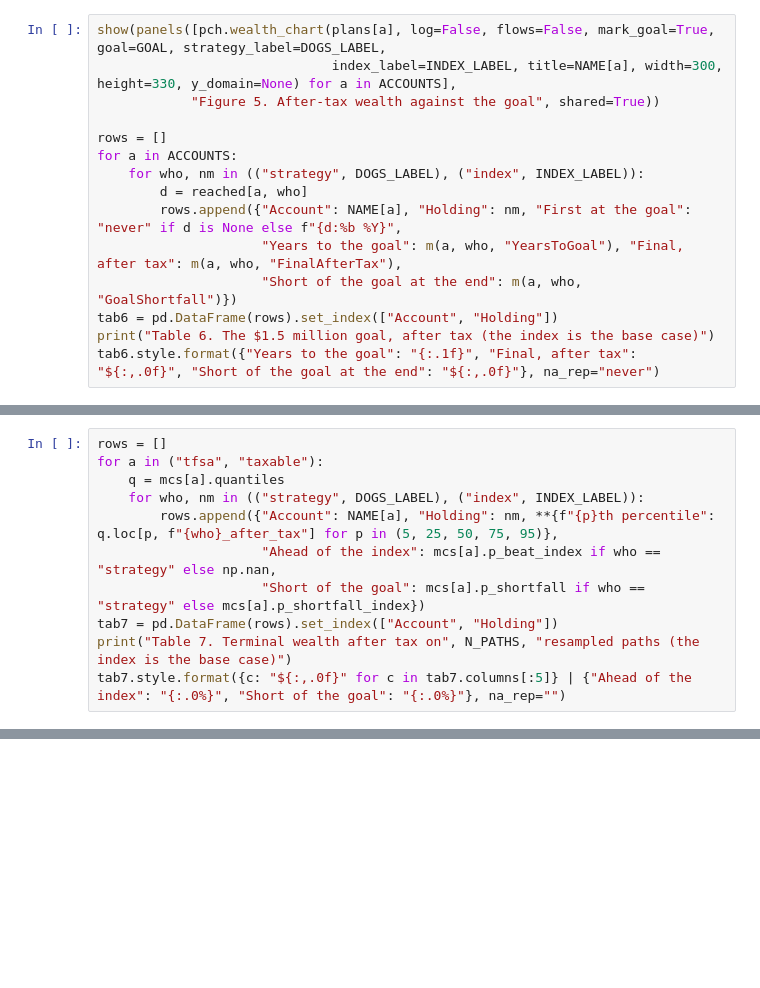
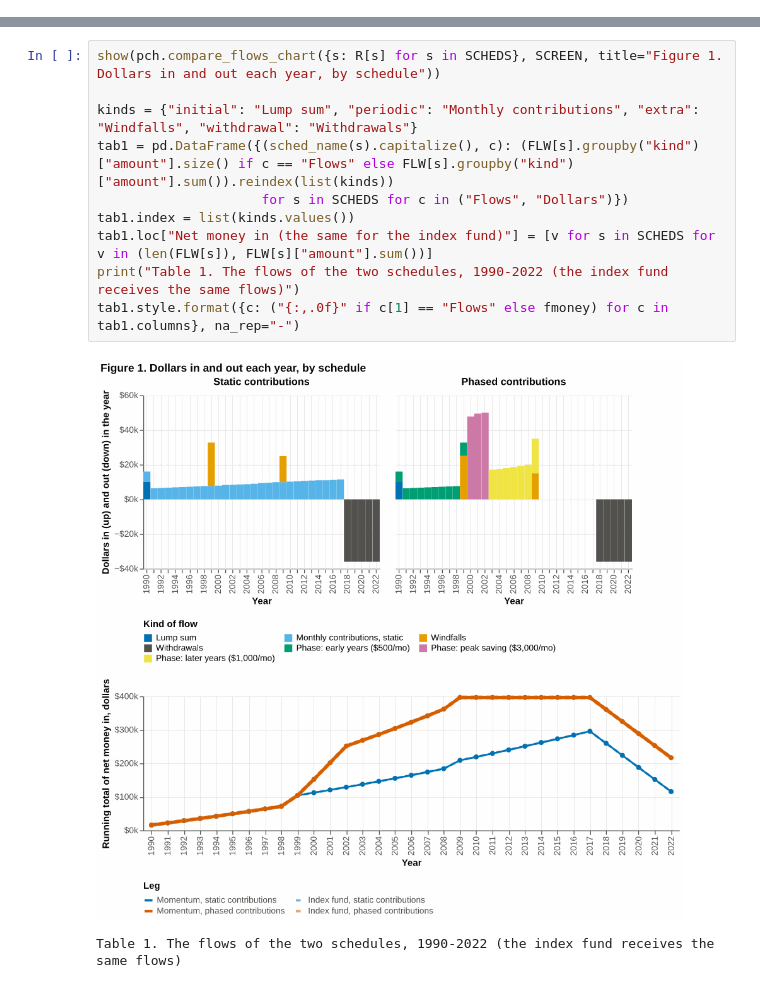
Before and after one commit to bgue/datasharing, a Jupyter notebook: screenlab/notebooks/plan_dca.ipynb, the cells around one changed output, grey strips where cells are left out. Saved outputs shown, nothing was run; the diff lists cells and outputs as text; blank space fills up the shorter version.

```diff
--- a/screenlab/notebooks/plan_dca.ipynb
+++ b/screenlab/notebooks/plan_dca.ipynb
@@ -430,15 +0,0 @@ A plan usually has a number it is meant to reach. The question here is when each
-# %%
-show(panels([pch.wealth_chart(plans[a], log=False, flows=False, mark_goal=True, goal=GOAL, strategy_label=DOGS_LABEL,
-                              index_label=INDEX_LABEL, title=NAME[a], width=300, height=330, y_domain=None) for a in ACCOUNTS],
-            "Figure 5. After-tax wealth against the goal", shared=True))
-
-rows = []
-for a in ACCOUNTS:
-    for who, nm in (("strategy", DOGS_LABEL), ("index", INDEX_LABEL)):
-        d = reached[a, who]
-        rows.append({"Account": NAME[a], "Holding": nm, "First at the goal": "never" if d is None else f"{d:%b %Y}",
-                     "Years to the goal": m(a, who, "YearsToGoal"), "Final, after tax": m(a, who, "FinalAfterTax"),
-                     "Short of the goal at the end": m(a, who, "GoalShortfall")})
-tab6 = pd.DataFrame(rows).set_index(["Account", "Holding"])
-print("Table 6. The $1.5 million goal, after tax (the index is the base case)")
-tab6.style.format({"Years to the goal": "{:.1f}", "Final, after tax": "${:,.0f}", "Short of the goal at the end": "${:,.0f}"}, na_rep="never")
@@ -504,11 +0,0 @@ show(panels([pch.sequence_chart(mcs["tfsa"], strategy_label=DOGS_LABEL, index_la
-# %%
-rows = []
-for a in ("tfsa", "taxable"):
-    q = mcs[a].quantiles
-    for who, nm in (("strategy", DOGS_LABEL), ("index", INDEX_LABEL)):
-        rows.append({"Account": NAME[a], "Holding": nm, **{f"{p}th percentile": q.loc[p, f"{who}_after_tax"] for p in (5, 25, 50, 75, 95)},
-                     "Ahead of the index": mcs[a].p_beat_index if who == "strategy" else np.nan,
-                     "Short of the goal": mcs[a].p_shortfall if who == "strategy" else mcs[a].p_shortfall_index})
-tab7 = pd.DataFrame(rows).set_index(["Account", "Holding"])
-print("Table 7. Terminal wealth after tax on", N_PATHS, "resampled paths (the index is the base case)")
-tab7.style.format({c: "${:,.0f}" for c in tab7.columns[:5]} | {"Ahead of the index": "{:.0%}", "Short of the goal": "{:.0%}"}, na_rep="")
@@ -555,0 +242,13 @@ The conclusions that hold up are the comparative ones, because they share the fl
+# %%
+show(pch.compare_flows_chart({s: R[s] for s in SCHEDS}, SCREEN, title="Figure 1. Dollars in and out each year, by schedule"))
+
+kinds = {"initial": "Lump sum", "periodic": "Monthly contributions", "extra": "Windfalls", "withdrawal": "Withdrawals"}
+tab1 = pd.DataFrame({(sched_name(s).capitalize(), c): (FLW[s].groupby("kind")["amount"].size() if c == "Flows" else FLW[s].groupby("kind")["amount"].sum()).reindex(list(kinds))
+                     for s in SCHEDS for c in ("Flows", "Dollars")})
+tab1.index = list(kinds.values())
+tab1.loc["Net money in (the same for the index fund)"] = [v for s in SCHEDS for v in (len(FLW[s]), FLW[s]["amount"].sum())]
+print("Table 1. The flows of the two schedules, 1990-2022 (the index fund receives the same flows)")
+tab1.style.format({c: ("{:,.0f}" if c[1] == "Flows" else fmoney) for c in tab1.columns}, na_rep="-")
+# %% [output]
+[figure, added]
+Table 1. The flows of the two schedules, 1990-2022 (the index fund receives the same flows)
```
Also changed, not shown: parts of 81 cells of this notebook, 5 other files.
